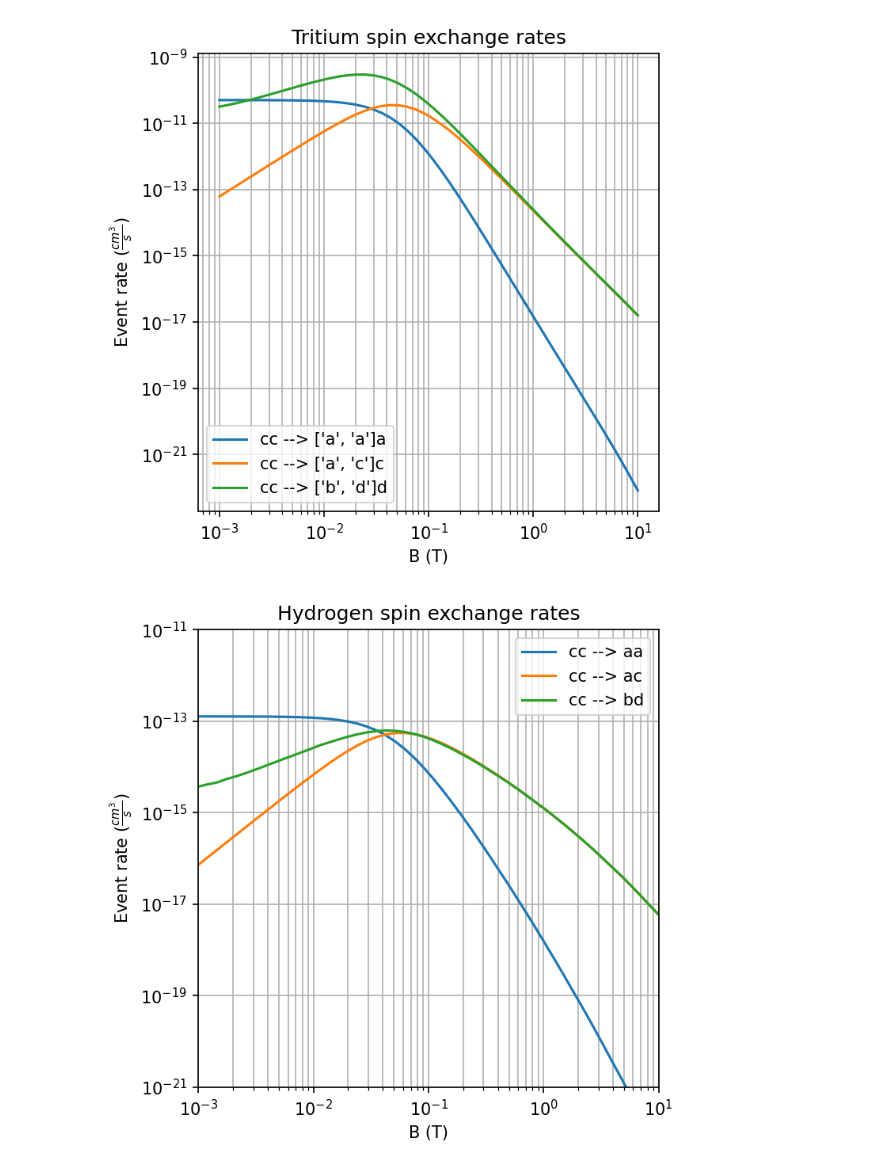
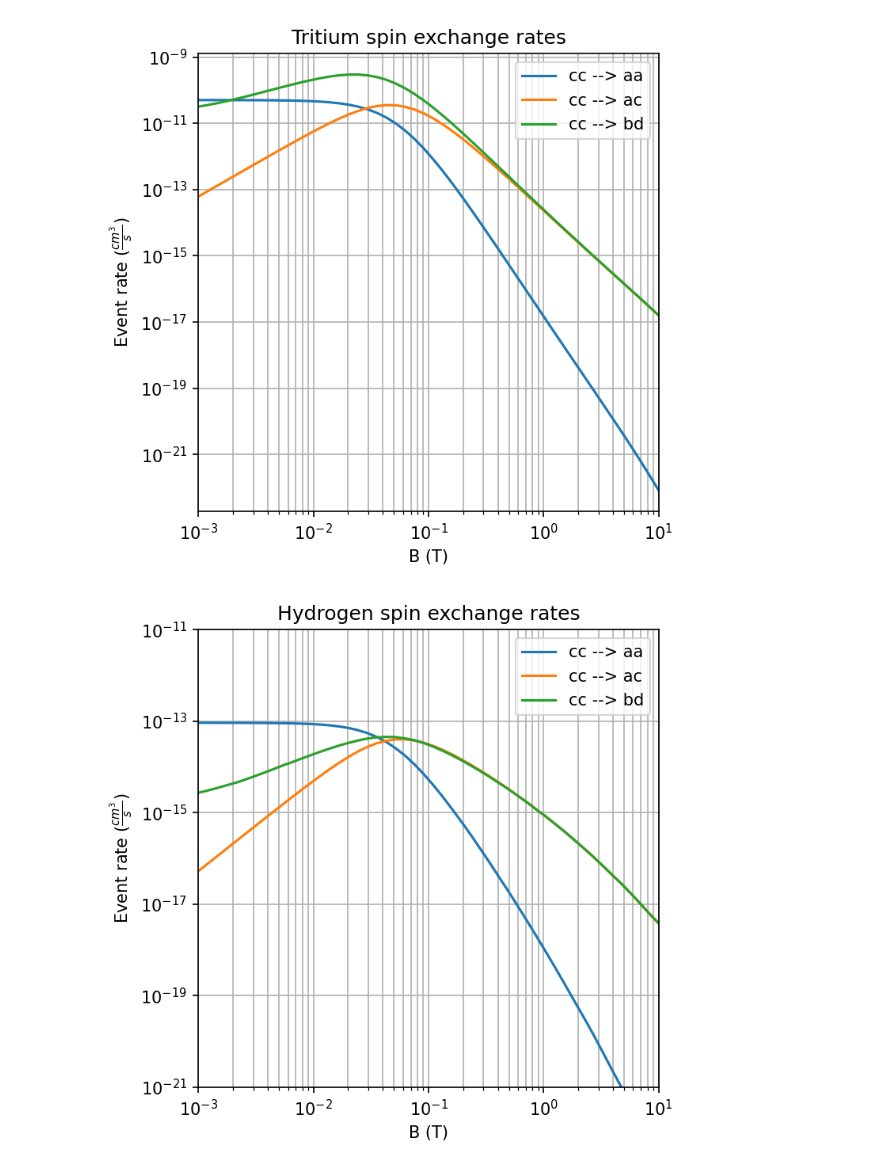
Before and after one commit to UTA-NURES/AtomicHScattering, a Jupyter notebook: examples/Spin Exchange.ipynb, the cells around one changed output. Cells and saved outputs as stored; diff of their text form; code cells hidden in the pictures.

```diff
--- a/examples/Spin Exchange.ipynb
+++ b/examples/Spin Exchange.ipynb
@@ -11,46 +15,58 @@ import pylab as plt
 B_values = np.logspace(-3,1,50)
 potT     = potentials.Silvera_Triplet
 potS     = potentials.Kolos_SingletCombo
+
 T        = 1e-5
-Channels = [ ['a','a'],
-             ['a','c'],
-             ['b','d']]
 
-LossesT=[]
-LossesH=[]
-for c in Channels:
-    LossesT.append(spinexchange.GetGFactor(alpha='c',beta='c',alphaprime=c[0],betaprime=c[1],which='T', B_values=B_values,triplet_potential=potT,singlet_potential=potS,temp=T))
-    LossesH.append(spinexchange.GetGFactor(alpha='c',beta='c',alphaprime=c[0],betaprime=c[1],which='H', B_values=B_values,triplet_potential=potT,singlet_potential=potS,temp=T))
+GVsB_H=[]
+GVsB_T=[]
+
+for c in SpinExChannels:
+    Gs=[]
+    for B in B_values:
+        Gs.append(spinexchange.GetGFactor(c,  B, constants.HydrogenConstants, T, potT,potS,np.linspace(1e-9,0.75,20000)))
+    GVsB_H.append(np.array(Gs))
+    Gs=[]
+
+    for B in B_values:
+        Gs.append(spinexchange.GetGFactor(c,  B, constants.TritiumConstants, T, potT,potS,np.linspace(1e-9,0.75,20000)))
+    GVsB_T.append(np.array(Gs))
+# %%
+# To make the plots with real B on x axis
+B_display=B_values
+
+# To make the plots with Stoof scaled B on x axis
+#B_display=dipolelosses.B_Naught(B_values)
 # %%
 plt.figure(figsize=(5,5),dpi=150)
-for ci in range(0,len(Channels)):
-    Label='cc --> '+str(Channels[ci])+str(Channels[ci][1])
-    plt.plot(B_values,LossesT[ci],label=Label)
+for ci in range(0,len(SpinExChannels)):
+    Label='cc --> '+str(SpinExChannels[ci]['alphaprime'])+str(SpinExChannels[ci]['betaprime'])
+    plt.plot(B_display,GVsB_T[ci],label=Label)
     plt.semilogy()
+plt.xlim(1e-3,10)
 plt.xlabel("B (T)")
 plt.ylabel(r'Event rate ($\frac{cm^3}{s}$)')
 plt.title("Tritium spin exchange rates")
 plt.grid(which='both')
 plt.legend()
 plt.loglog()
 plt.show()
 # %% [output]
-[figure, old version]
+[figure, new version]
 # %%
 plt.figure(figsize=(5,5),dpi=150)
-for ci in range(0,len(Channels)):
-    Label='cc --> '+str(Channels[ci][0])+str(Channels[ci][1])
-    plt.plot(B_values,LossesH[ci],label=Label)
+for ci in range(0,len(SpinExChannels)):
+    Label='cc --> '+str(SpinExChannels[ci]['alphaprime'])+str(SpinExChannels[ci]['betaprime'])
+    plt.plot(B_display, GVsB_H[ci],label=Label)
     plt.semilogy()
+plt.ylim(1e-21,1e-11)
+plt.xlim(1e-3,10)
 plt.xlabel("B (T)")
-plt.xlim(0.001, 10)
 plt.ylabel(r'Event rate ($\frac{cm^3}{s}$)')
 plt.title("Hydrogen spin exchange rates")
 plt.grid(which='both')
 plt.legend()
 plt.loglog()
-plt.ylim(1e-21,1e-11)
-
 plt.show()
 # %% [output]
-[figure, old version]
+[figure, new version]
```
Also changed, not shown: parts of 1 cell of this notebook, 8 other files.
